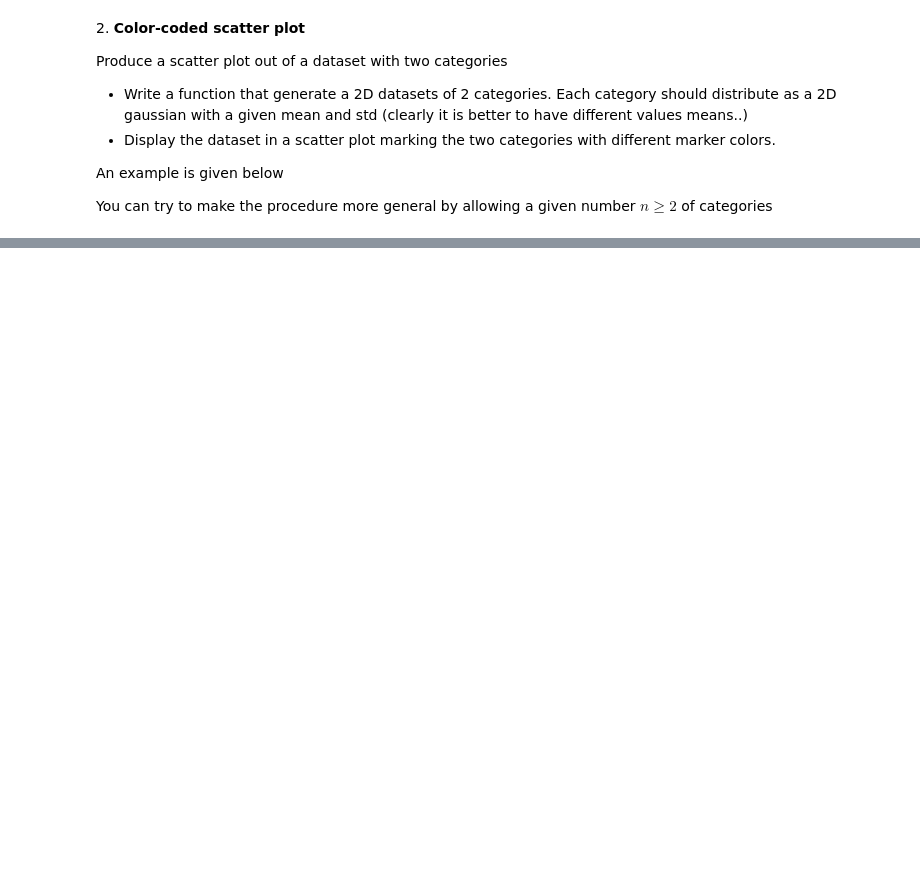
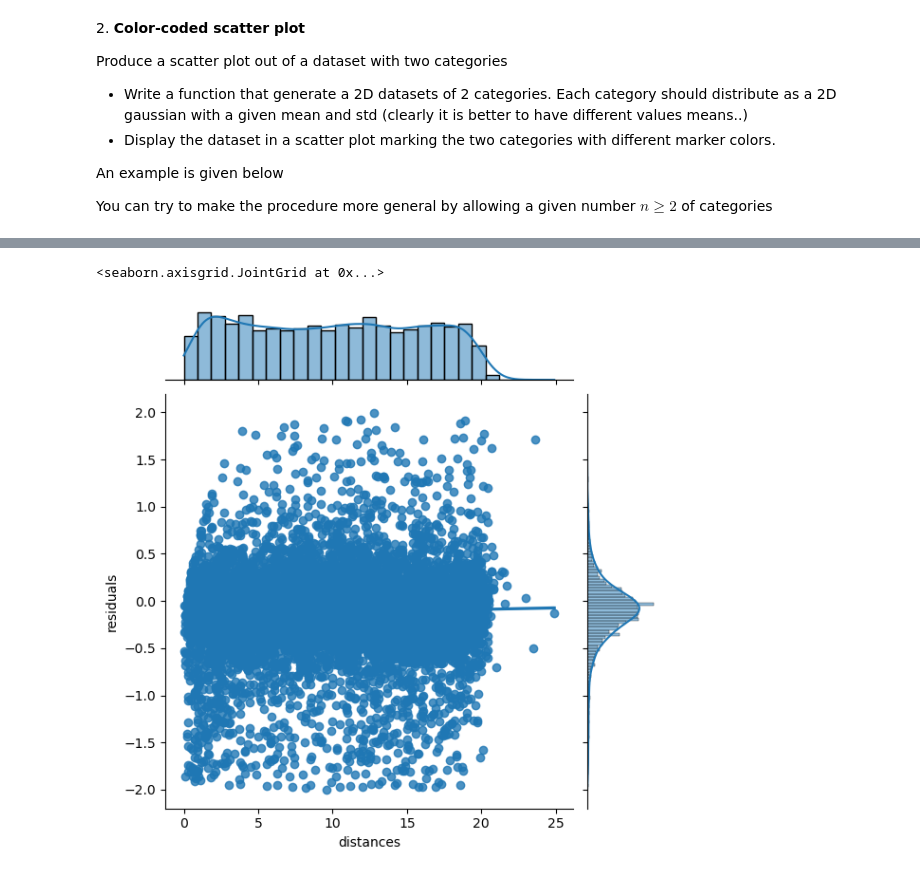
Before and after one commit to FrancescoLR02/LaboratoryOfComputationalPhysics_Y7, a Jupyter notebook: ExercisesForExam/07ex_Visualization.ipynb, the cells around one changed output, grey strips where cells are left out. Drawn from its saved outputs; the diff is of its cells as text; code cells hidden in the pictures; blank space fills up the shorter version.

```diff
--- a/ExercisesForExam/07ex_Visualization.ipynb
+++ b/ExercisesForExam/07ex_Visualization.ipynb
@@ -132,0 +156,8 @@ Note that you should use the `np.load()` function to load the file as a numpy ar
+# %%
+import seaborn as sns
+
+
+sns.jointplot(df, x = 'distances', y = 'residuals', kind='reg')
+# %% [output]
+<seaborn.axisgrid.JointGrid at 0x...>
+[figure, added]
```
Also changed, not shown: parts of 4 cells of this notebook, 14 other files.
